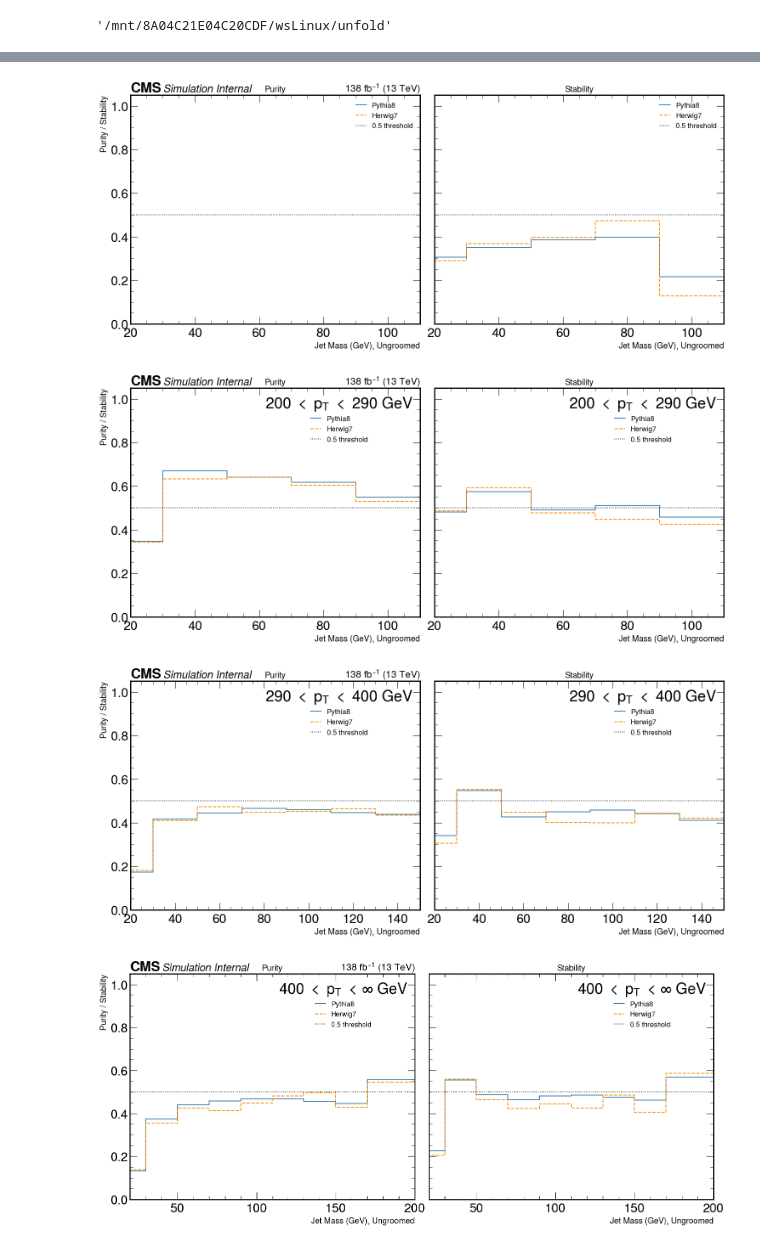
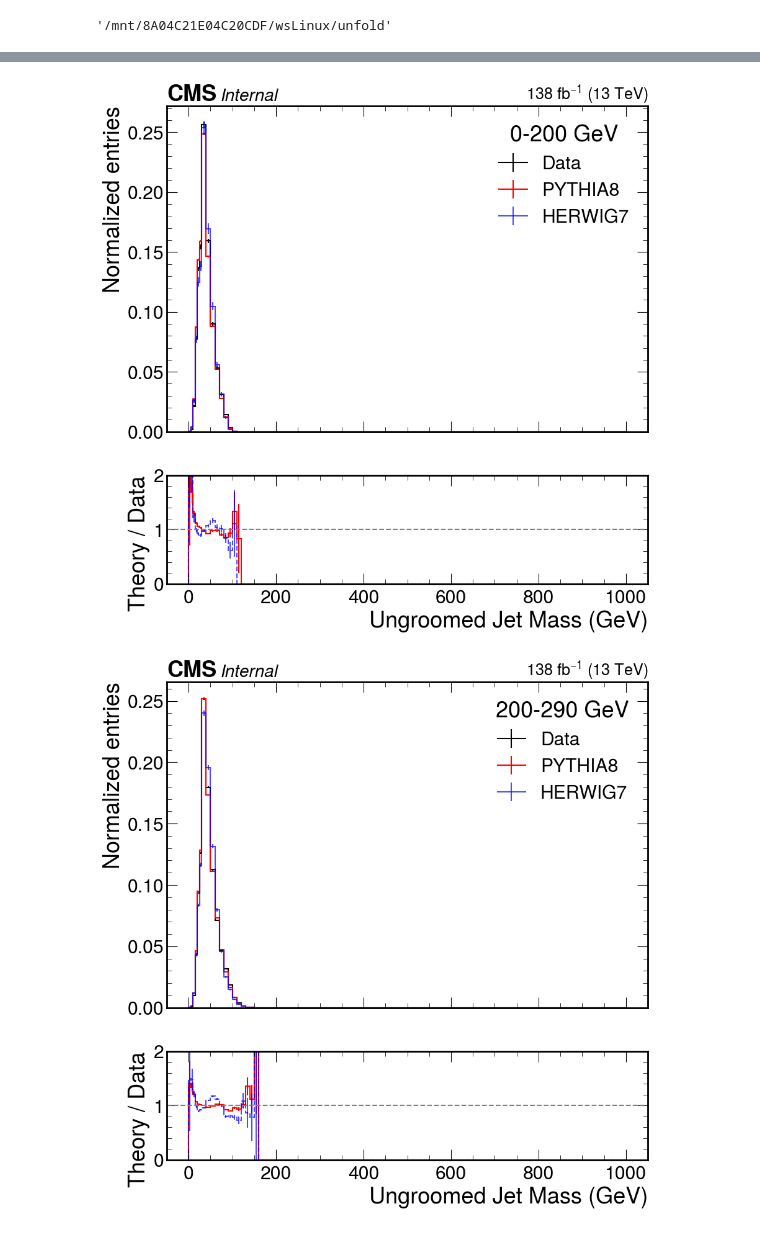
Before and after one commit to mandalaritra1/unfold, a Jupyter notebook: notebooks/unfolder_v4_mass.ipynb, the cells around one changed output, grey strips where cells are left out. Drawn from its saved outputs; the diff is of its cells as text; code cells hidden in the pictures.

Commit message:
Update active unfolder notebook artifacts

```diff
--- a/notebooks/unfolder_v4_mass.ipynb
+++ b/notebooks/unfolder_v4_mass.ipynb
@@ -236,7 +283,5 @@ VBox(children=(HTML(value='<b>Master runner</b> <code>de962039</code>: builds un
-# %%
-unfolder.plot_purity_stability_herwig()
-# %% [output]
-[figure, removed]
-[figure, removed]
-[figure, removed]
-[figure, removed]
+# %%
+unfolder.plot_input_data_mc()
+# %% [output]
+[figure, added]
+[figure, added]
```
Also changed, not shown: parts of 36 cells of this notebook, 3 other files.
